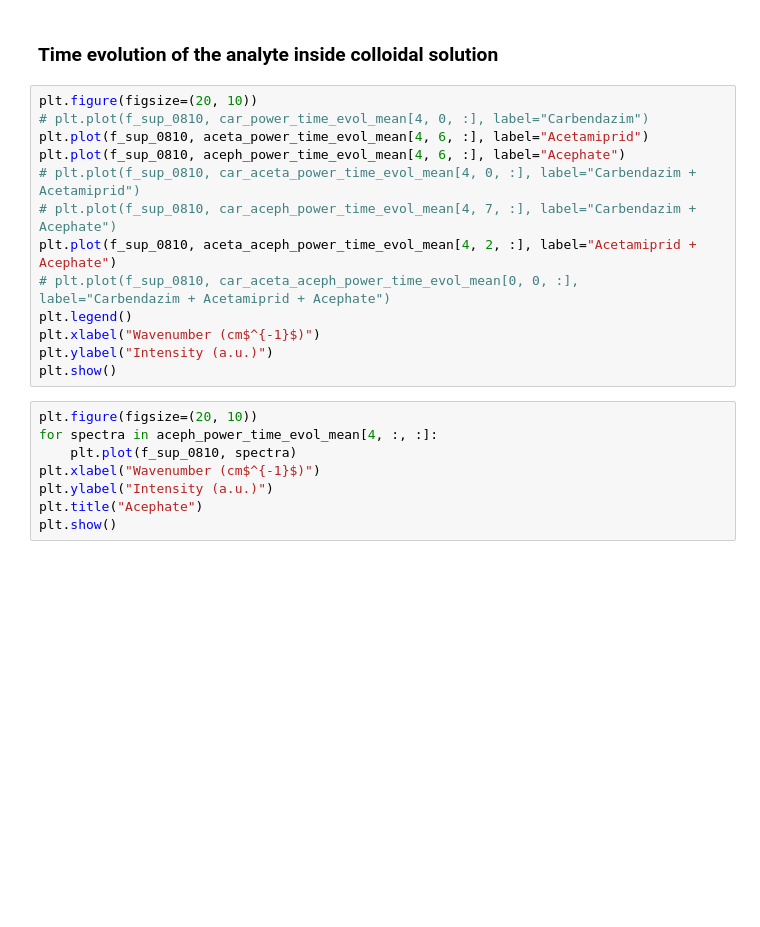
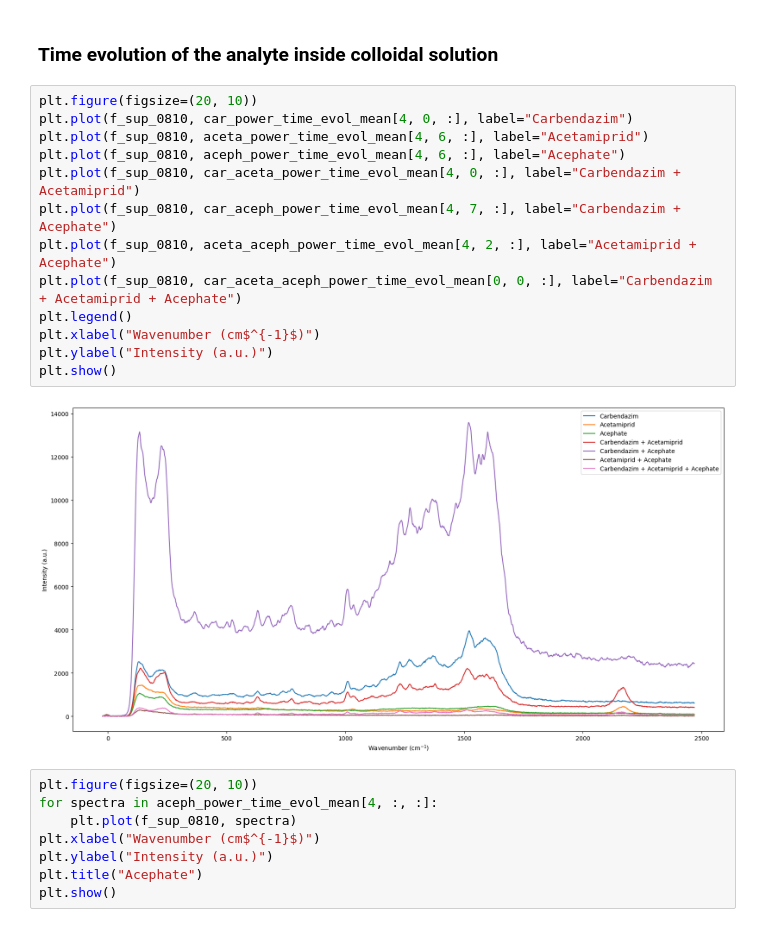
Before and after one commit to anva-kn/Raman, a Jupyter notebook: Publication/Aging&Time_evol.ipynb, the cells around one changed output. Drawn from its saved outputs; the diff is of its cells as text; blank space fills up the shorter version.

```diff
--- a/Publication/Aging&Time_evol.ipynb
+++ b/Publication/Aging&Time_evol.ipynb
@@ -477,17 +479,19 @@ plt.show()
 ### Time evolution of the analyte inside colloidal solution
 # %%
 plt.figure(figsize=(20, 10))
-# plt.plot(f_sup_0810, car_power_time_evol_mean[4, 0, :], label="Carbendazim")
+plt.plot(f_sup_0810, car_power_time_evol_mean[4, 0, :], label="Carbendazim")
 plt.plot(f_sup_0810, aceta_power_time_evol_mean[4, 6, :], label="Acetamiprid")
 plt.plot(f_sup_0810, aceph_power_time_evol_mean[4, 6, :], label="Acephate")
-# plt.plot(f_sup_0810, car_aceta_power_time_evol_mean[4, 0, :], label="Carbendazim + Acetamiprid")
-# plt.plot(f_sup_0810, car_aceph_power_time_evol_mean[4, 7, :], label="Carbendazim + Acephate")
+plt.plot(f_sup_0810, car_aceta_power_time_evol_mean[4, 0, :], label="Carbendazim + Acetamiprid")
+plt.plot(f_sup_0810, car_aceph_power_time_evol_mean[4, 7, :], label="Carbendazim + Acephate")
 plt.plot(f_sup_0810, aceta_aceph_power_time_evol_mean[4, 2, :], label="Acetamiprid + Acephate")
-# plt.plot(f_sup_0810, car_aceta_aceph_power_time_evol_mean[0, 0, :], label="Carbendazim + Acetamiprid + Acephate")
+plt.plot(f_sup_0810, car_aceta_aceph_power_time_evol_mean[0, 0, :], label="Carbendazim + Acetamiprid + Acephate")
 plt.legend()
 plt.xlabel("Wavenumber (cm$^{-1}$)")
 plt.ylabel("Intensity (a.u.)")
 plt.show()
+# %% [output]
+[figure, added]
 # %%
 plt.figure(figsize=(20, 10))
 for spectra in aceph_power_time_evol_mean[4, :, :]:
```
Also changed, not shown: parts of 1 cell of this notebook.
